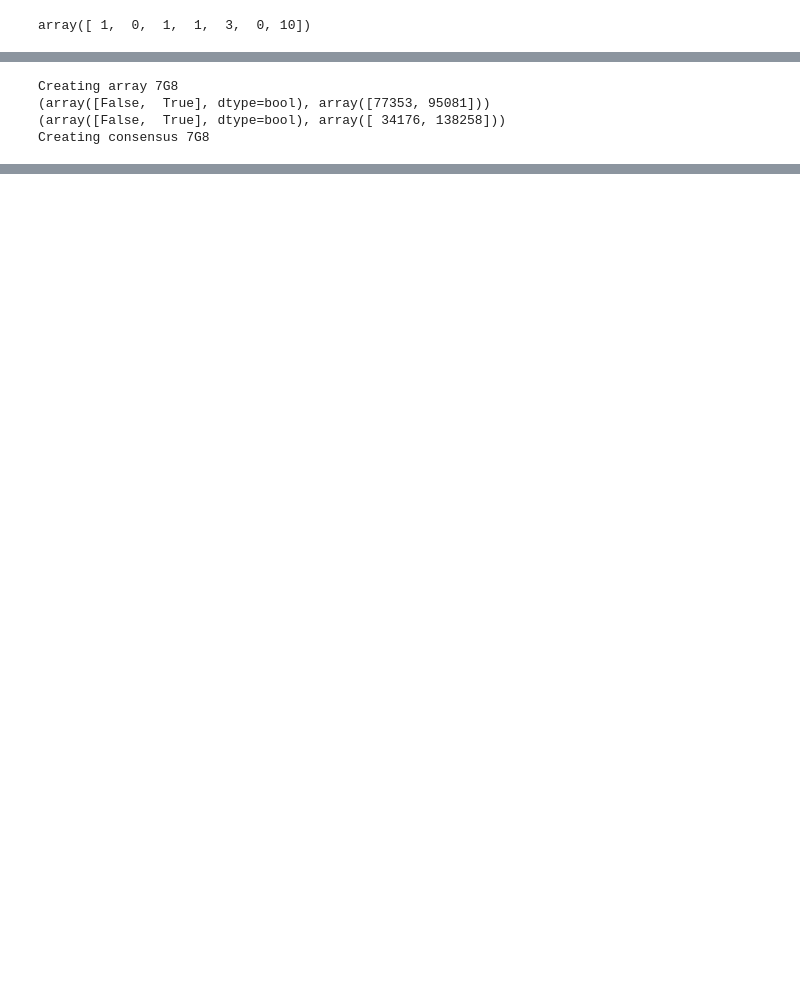
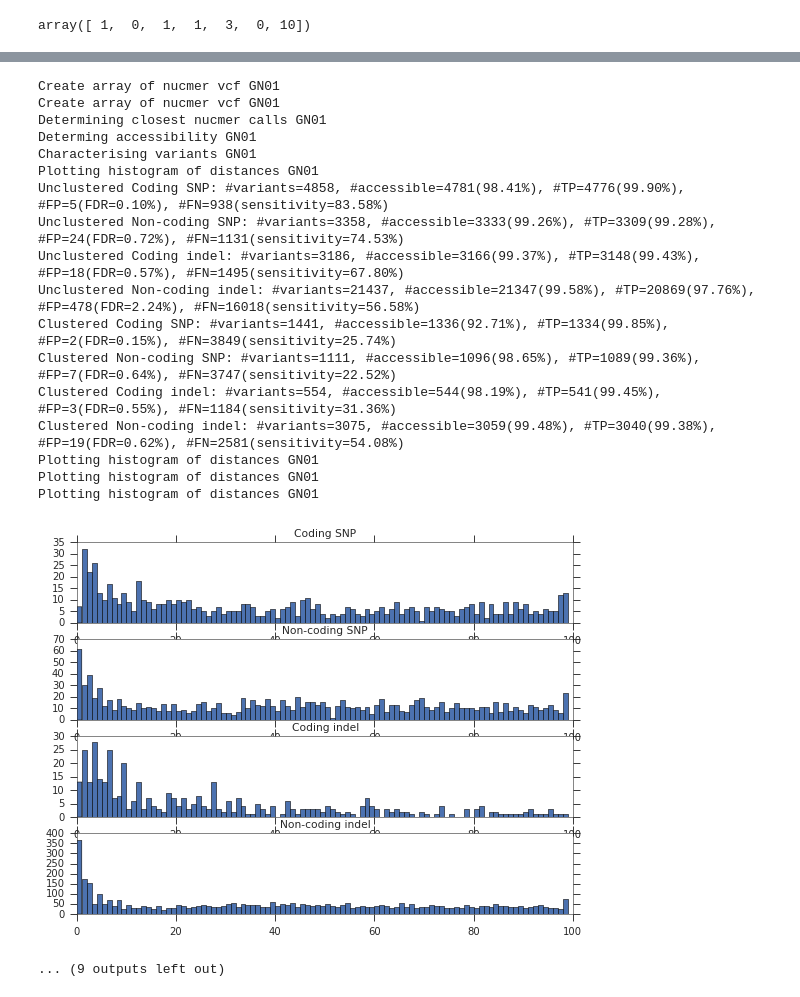
Before and after one commit to malariagen/methods-dev, a Jupyter notebook: pf3k_techbm/notebooks/20151006_release4_FDR_sens.ipynb, the cells around one changed output, grey strips where cells are left out. Saved outputs shown, nothing was run; the diff lists cells and outputs as text; code cells hidden in the pictures; blank space fills up the shorter version.

```diff
--- a/pf3k_techbm/notebooks/20151006_release4_FDR_sens.ipynb
+++ b/pf3k_techbm/notebooks/20151006_release4_FDR_sens.ipynb
@@ -481,4 +536,19 @@ def distance_to_nearest(
     return(new_array)
+# %%
+def distance_to_closest(
+    variants_array
+):
+    closest_distance = np.zeros(len(variants_array), dtype='u4')
+    for chrom in np.unique(variants_array['CHROM']):
+        variants_pos_this_chrom = variants_array['POS'][variants_array['CHROM'] == chrom]
+        closest_this_chrom = find_closest(variants_pos_this_chrom)
+        closest_distance[variants_array['CHROM'] == chrom] = closest_this_chrom
+    new_array = np.lib.recfunctions.append_fields(
+        variants_array,
+        'distance_to_closest',
+        closest_distance
+    ).data
+    return(new_array)
 # %%
 def within_accessible(
     variants_array,
@@ -488,7 +558,7 @@ def within_accessible(
 #     Figure out how to do this in numpy. Numpy intervals? Or just use in1d?
     is_accessible = np.zeros(len(variants_array), dtype='bool')
     array_coords = (
-        etl.fromtsv(truth_coords_fn)
+        etl.fromtsv(filter_coords_fn)
         .pushheader(['ref_start', 'ref_end', 'assembly_start', 'assembly_end', 'ref_length', 'assembly_length', 'identity',
              'ref_chrom_length', 'assembly_chrom_length', 'ref_pct', 'assembly_pct', 'ref_chrom', 'assembly_chrom',
              'ignore'])
@@ -497,12 +567,23 @@ def within_accessible(
         .toarray()
     )
     for chrom in np.unique(variants_array['CHROM']):
-        assembly_chrom = "Pf%s_%s" % (assembly_sample, chrom.decode("utf-8")[6:8])
+        assembly_chrom = "Pf%s_%s" % (assembly_sample, chrom.decode("ascii")[6:8])
         starts = array_coords['ref_start'][
             (array_coords['ref_chrom'] == chrom.decode("utf-8")) &
             (array_coords['assembly_chrom'] == assembly_chrom)
         ]
-
-    is_accessible =
-    new_array = variants_array.addfield('is_accessible', is_accessible)
+        ends = array_coords['ref_end'][
+            (array_coords['ref_chrom'] == chrom.decode("utf-8")) &
+            (array_coords['assembly_chrom'] == assembly_chrom)
+        ]
+        for i, start in enumerate(starts):
+            accessible_pos = np.arange(start, ends[i]+1)
+            flt_accessible = ((variants_array['CHROM'] == chrom) & (np.in1d(variants_array['POS'], accessible_pos)))
+            is_accessible[flt_accessible] = True
+    new_array = np.lib.recfunctions.append_fields(
+        variants_array,
+        'is_accessible',
+        is_accessible
+    ).data
+#     new_array = variants_array.addfield('is_accessible', is_accessible)
     return(new_array)
@@ -509,9 +779,9 @@ def within_accessible(
 # %%
 def determine_assembly_fasta(sample='7G8'):
     if sample in ('7G8', 'GB4'):
-        return("/nfs/pathogen003/tdo/Pfalciparum/PF3K/Reference12Genomes/ReleaseJul/Pf%s.Jul2015.fasta" % isolate_code)
+        return("/nfs/pathogen003/tdo/Pfalciparum/PF3K/Reference12Genomes/ReleaseJul/Pf%s.Jul2015.fasta" % sample)
     else:
-        return("/nfs/pathogen003/tdo/Pfalciparum/PF3K/Reference12Genomes/Sharing_25Jun2015/Pf%s.Jun2015.fasta" % isolate_code)
+        return("/nfs/pathogen003/tdo/Pfalciparum/PF3K/Reference12Genomes/Sharing_25Jun2015/Pf%s.Jun2015.fasta" % sample)
 # %%
 def run_fdr_pipeline(
     sample='7G8',
@@ -566,7 +855,6 @@ def run_fdr_pipeline(
-# %%
-run_fdr_pipeline()
-# %% [output]
-Creating array 7G8
-(array([False,  True], dtype=bool), array([77353, 95081]))
-(array([False,  True], dtype=bool), array([ 34176, 138258]))
-Creating consensus 7G8
+# %%
+eval_metrics = collections.OrderedDict()
+for sample in release4_vcfnp_dir:
+    print(sample)
+    eval_metrics[sample], _, _ = run_fdr_pipeline(sample, rewrite=True)
+# %% [output]
@@ -572,0 +982,19 @@ Creating consensus 7G8
+Create array of nucmer vcf GN01
+Create array of nucmer vcf GN01
+Determining closest nucmer calls GN01
+Determing accessibility GN01
+Characterising variants GN01
+Plotting histogram of distances GN01
+Unclustered Coding SNP: #variants=4858, #accessible=4781(98.41%), #TP=4776(99.90%), #FP=5(FDR=0.10%), #FN=938(sensitivity=83.58%)
+Unclustered Non-coding SNP: #variants=3358, #accessible=3333(99.26%), #TP=3309(99.28%), #FP=24(FDR=0.72%), #FN=1131(sensitivity=74.53%)
+Unclustered Coding indel: #variants=3186, #accessible=3166(99.37%), #TP=3148(99.43%), #FP=18(FDR=0.57%), #FN=1495(sensitivity=67.80%)
+Unclustered Non-coding indel: #variants=21437, #accessible=21347(99.58%), #TP=20869(97.76%), #FP=478(FDR=2.24%), #FN=16018(sensitivity=56.58%)
+Clustered Coding SNP: #variants=1441, #accessible=1336(92.71%), #TP=1334(99.85%), #FP=2(FDR=0.15%), #FN=3849(sensitivity=25.74%)
+Clustered Non-coding SNP: #variants=1111, #accessible=1096(98.65%), #TP=1089(99.36%), #FP=7(FDR=0.64%), #FN=3747(sensitivity=22.52%)
+Clustered Coding indel: #variants=554, #accessible=544(98.19%), #TP=541(99.45%), #FP=3(FDR=0.55%), #FN=1184(sensitivity=31.36%)
+Clustered Non-coding indel: #variants=3075, #accessible=3059(99.48%), #TP=3040(99.38%), #FP=19(FDR=0.62%), #FN=2581(sensitivity=54.08%)
+Plotting histogram of distances GN01
+Plotting histogram of distances GN01
+Plotting histogram of distances GN01
+[figure, added]
+... (9 outputs left out)
```
Also changed, not shown: parts of 57 cells of this notebook, 3 other files.
